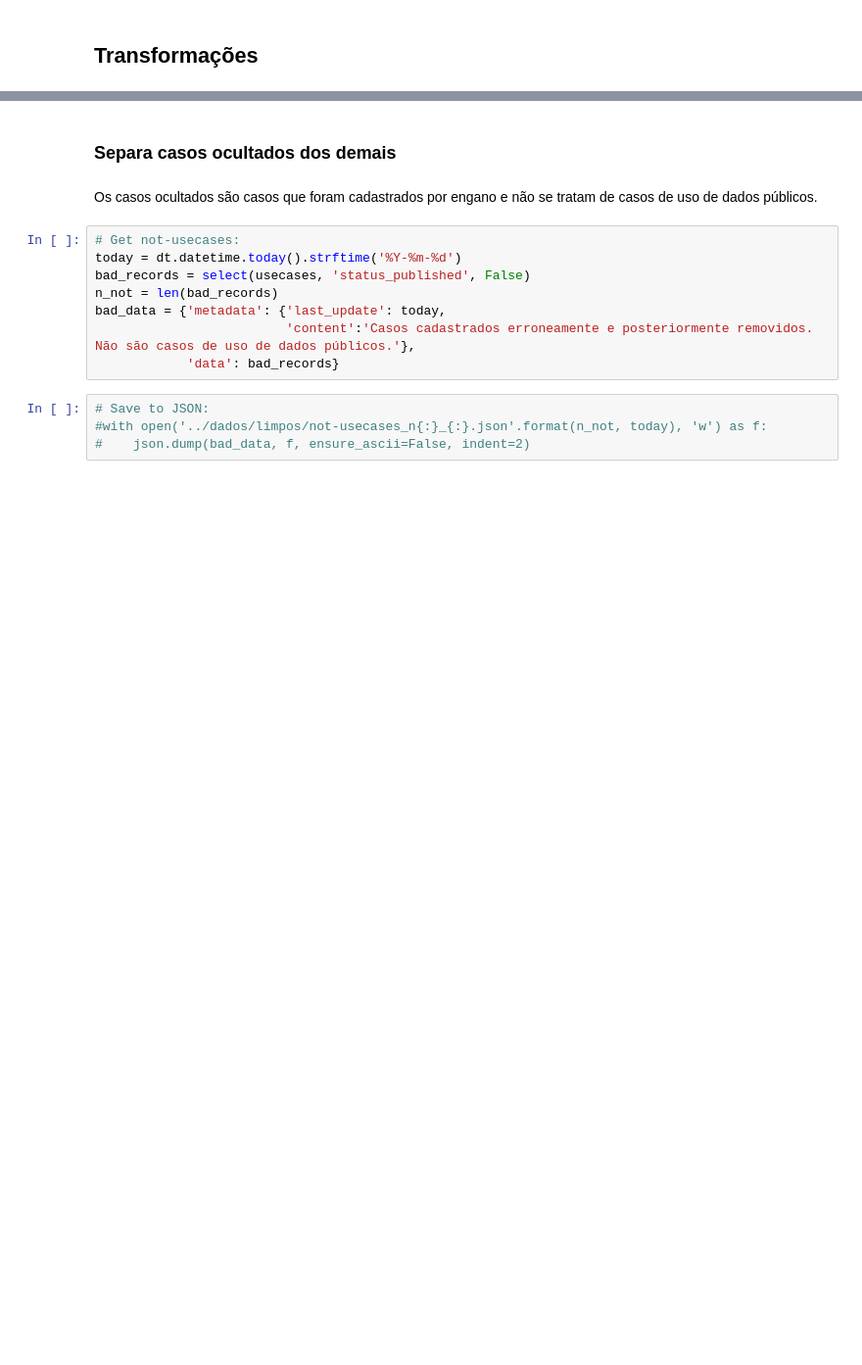
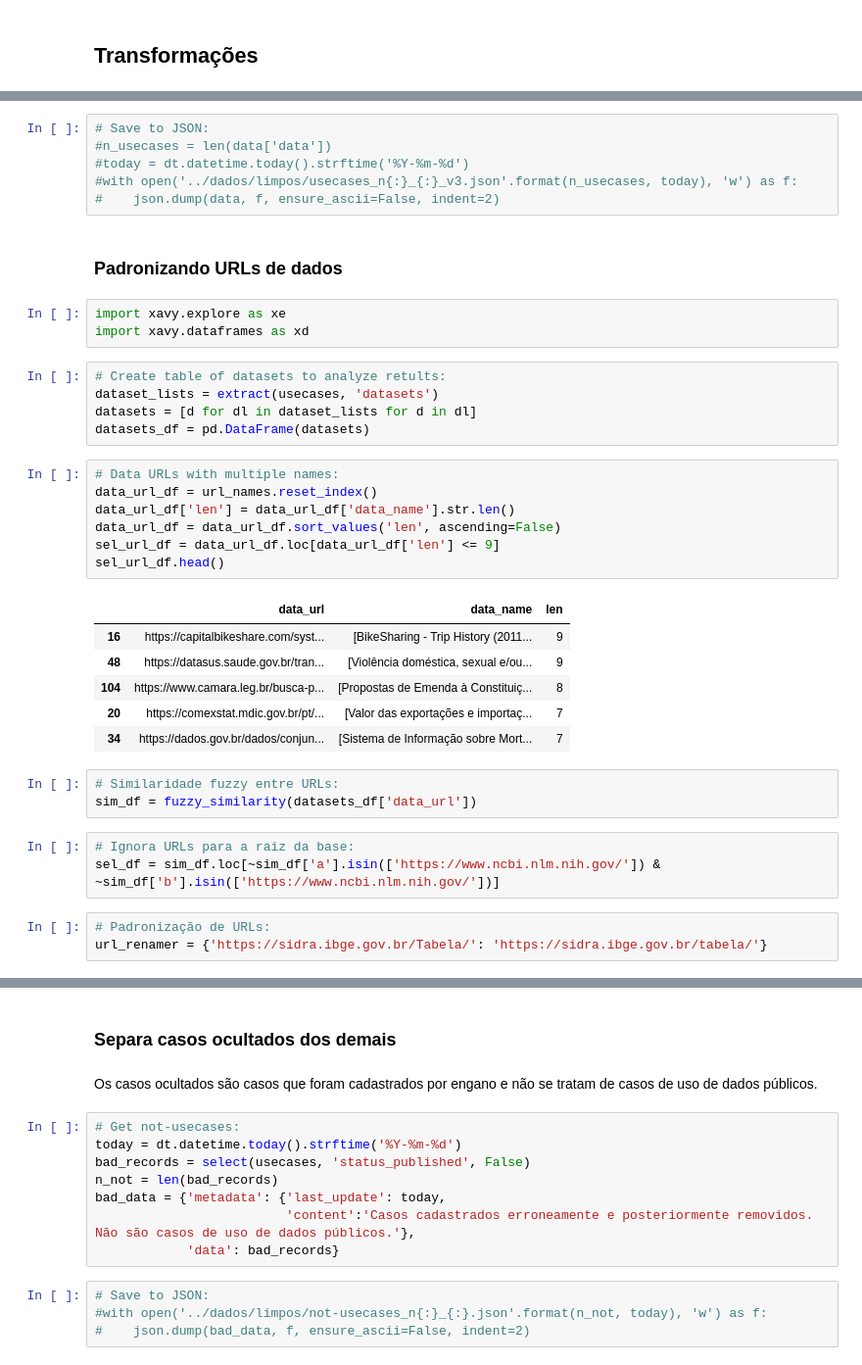
Before and after one commit to cewebbr/cordata, a Jupyter notebook: analises/10_transformacoes-do-json.ipynb, the cells around one changed output, grey strips where cells are left out. Shown at 98% size. Drawn from its saved outputs; the diff is of its cells as text; blank space fills up the shorter version.

```diff
--- a/analises/10_transformacoes-do-json.ipynb
+++ b/analises/10_transformacoes-do-json.ipynb
@@ -133,0 +224,39 @@ usecases = data['data']
+# %%
+# Save to JSON:
+#n_usecases = len(data['data'])
+#today = dt.datetime.today().strftime('%Y-%m-%d')
+#with open('../dados/limpos/usecases_n{:}_{:}_v3.json'.format(n_usecases, today), 'w') as f:
+#    json.dump(data, f, ensure_ascii=False, indent=2)
+# %% [markdown]
+### Padronizando URLs de dados
+# %%
+import xavy.explore as xe
+import xavy.dataframes as xd
+# %%
+# Create table of datasets to analyze retults:
+dataset_lists = extract(usecases, 'datasets')
+datasets = [d for dl in dataset_lists for d in dl]
+datasets_df = pd.DataFrame(datasets)
+# %%
+# Data URLs with multiple names:
+data_url_df = url_names.reset_index()
+data_url_df['len'] = data_url_df['data_name'].str.len()
+data_url_df = data_url_df.sort_values('len', ascending=False)
+sel_url_df = data_url_df.loc[data_url_df['len'] <= 9]
+sel_url_df.head()
+# %% [output]
+|  | data_url | data_name | len |
+| 16 | https://capitalbikeshare.com/syst... | [BikeSharing - Trip History (2011... | 9 |
+| 48 | https://datasus.saude.gov.br/tran... | [Violência doméstica, sexual e/ou... | 9 |
+| 104 | https://www.camara.leg.br/busca-p... | [Propostas de Emenda à Constituiç... | 8 |
+| 20 | https://comexstat.mdic.gov.br/pt/... | [Valor das exportações e importaç... | 7 |
+| 34 | https://dados.gov.br/dados/conjun... | [Sistema de Informação sobre Mort... | 7 |
+# %%
+# Similaridade fuzzy entre URLs:
+sim_df = fuzzy_similarity(datasets_df['data_url'])
+# %%
+# Ignora URLs para a raiz da base:
+sel_df = sim_df.loc[~sim_df['a'].isin(['https://www.ncbi.nlm.nih.gov/']) & ~sim_df['b'].isin(['https://www.ncbi.nlm.nih.gov/'])]
+# %%
+# Padronização de URLs:
+url_renamer = {'https://sidra.ibge.gov.br/Tabela/': 'https://sidra.ibge.gov.br/tabela/'}
```
Also changed, not shown: parts of 12 cells of this notebook.
